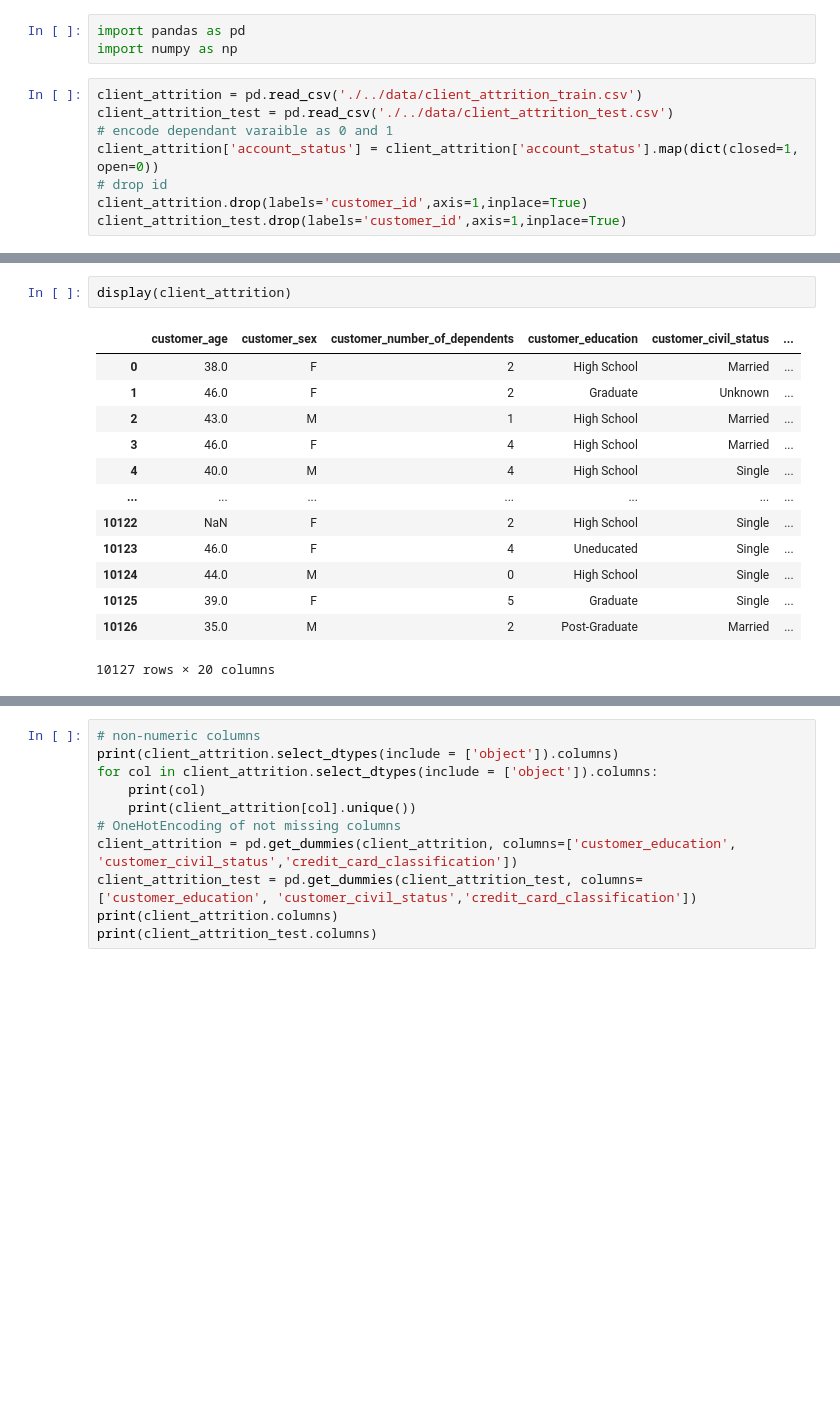
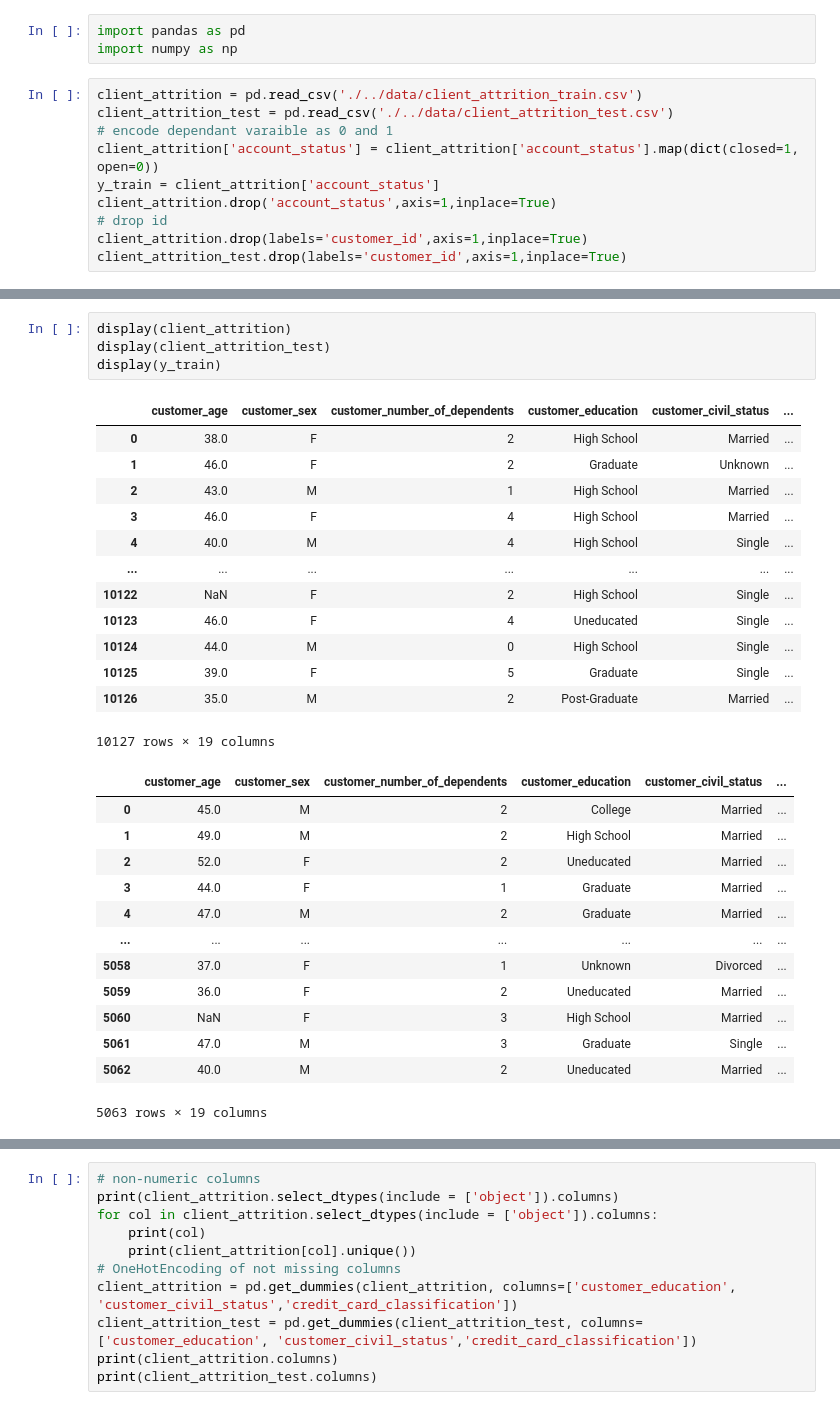
Before and after one commit to jtbandurski/ML-1-Project, a Jupyter notebook: classification/EDA.ipynb, the cells around one changed output, grey strips where cells are left out. Cells and saved outputs as stored; diff of their text form; blank space fills up the shorter version.

```diff
--- a/classification/EDA.ipynb
+++ b/classification/EDA.ipynb
@@ -10,6 +10,8 @@ client_attrition = pd.read_csv('./../data/client_attrition_train.csv')
 client_attrition_test = pd.read_csv('./../data/client_attrition_test.csv')
 # encode dependant varaible as 0 and 1
 client_attrition['account_status'] = client_attrition['account_status'].map(dict(closed=1, open=0))
+y_train = client_attrition['account_status']
+client_attrition.drop('account_status',axis=1,inplace=True)
 # drop id
 client_attrition.drop(labels='customer_id',axis=1,inplace=True)
 client_attrition_test.drop(labels='customer_id',axis=1,inplace=True)
@@ -16,16 +39,31 @@ client_attrition_test.drop(labels='customer_id',axis=1,inplace=True)
 # %%
 display(client_attrition)
+display(client_attrition_test)
+display(y_train)
 # %% [output]
 |  | customer_age | customer_sex | customer_number_of_dependents | customer_education | customer_civil_status | ... |
 | 0 | 38.0 | F | 2 | High School | Married | ... |
 | 1 | 46.0 | F | 2 | Graduate | Unknown | ... |
 | 2 | 43.0 | M | 1 | High School | Married | ... |
 | 3 | 46.0 | F | 4 | High School | Married | ... |
 | 4 | 40.0 | M | 4 | High School | Single | ... |
 | ... | ... | ... | ... | ... | ... | ... |
 | 10122 | NaN | F | 2 | High School | Single | ... |
 | 10123 | 46.0 | F | 4 | Uneducated | Single | ... |
 | 10124 | 44.0 | M | 0 | High School | Single | ... |
 | 10125 | 39.0 | F | 5 | Graduate | Single | ... |
 | 10126 | 35.0 | M | 2 | Post-Graduate | Married | ... |
-10127 rows × 20 columns
+10127 rows × 19 columns
+|  | customer_age | customer_sex | customer_number_of_dependents | customer_education | customer_civil_status | ... |
+| 0 | 45.0 | M | 2 | College | Married | ... |
+| 1 | 49.0 | M | 2 | High School | Married | ... |
+| 2 | 52.0 | F | 2 | Uneducated | Married | ... |
+| 3 | 44.0 | F | 1 | Graduate | Married | ... |
+| 4 | 47.0 | M | 2 | Graduate | Married | ... |
+| ... | ... | ... | ... | ... | ... | ... |
+| 5058 | 37.0 | F | 1 | Unknown | Divorced | ... |
+| 5059 | 36.0 | F | 2 | Uneducated | Married | ... |
+| 5060 | NaN | F | 3 | High School | Married | ... |
+| 5061 | 47.0 | M | 3 | Graduate | Single | ... |
+| 5062 | 40.0 | M | 2 | Uneducated | Married | ... |
+5063 rows × 19 columns
```
Also changed, not shown: parts of 26 cells of this notebook.
